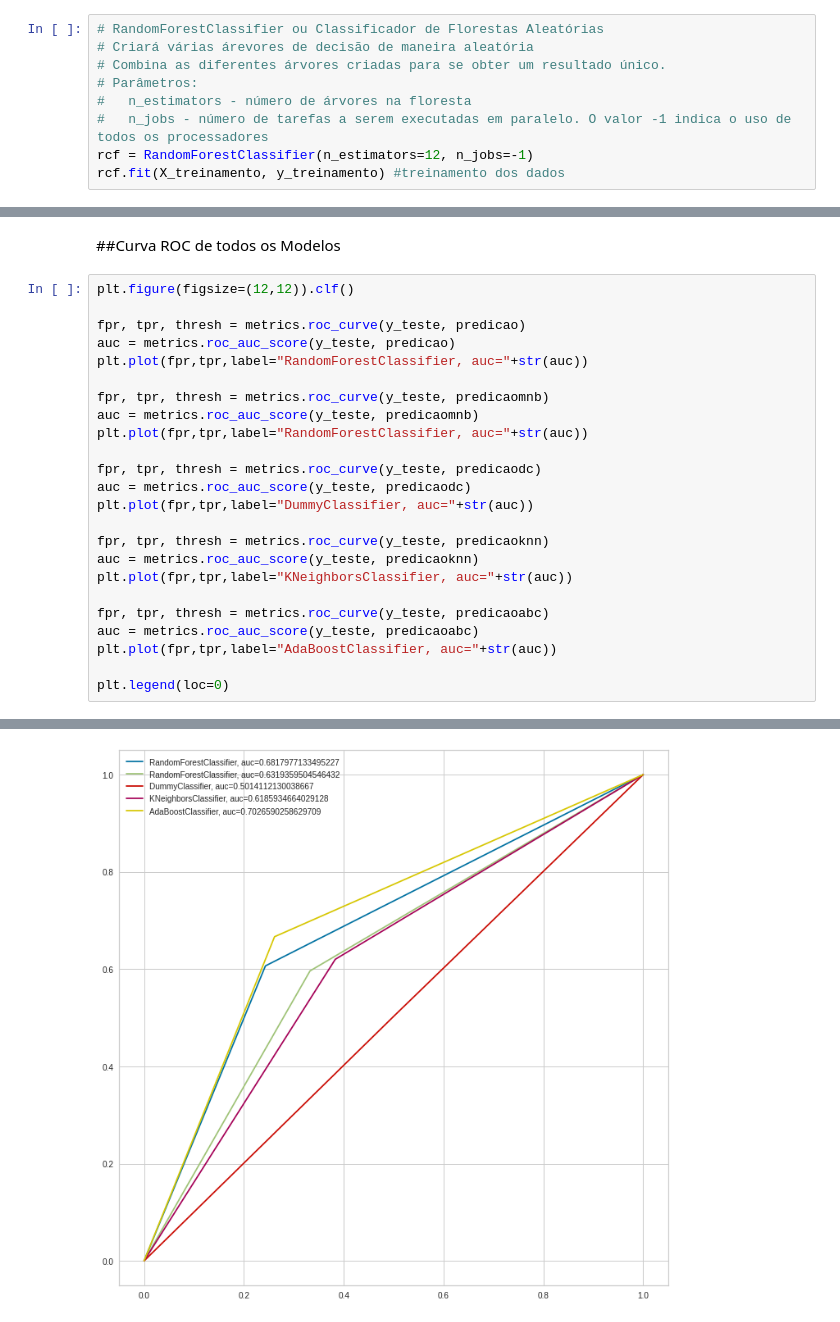
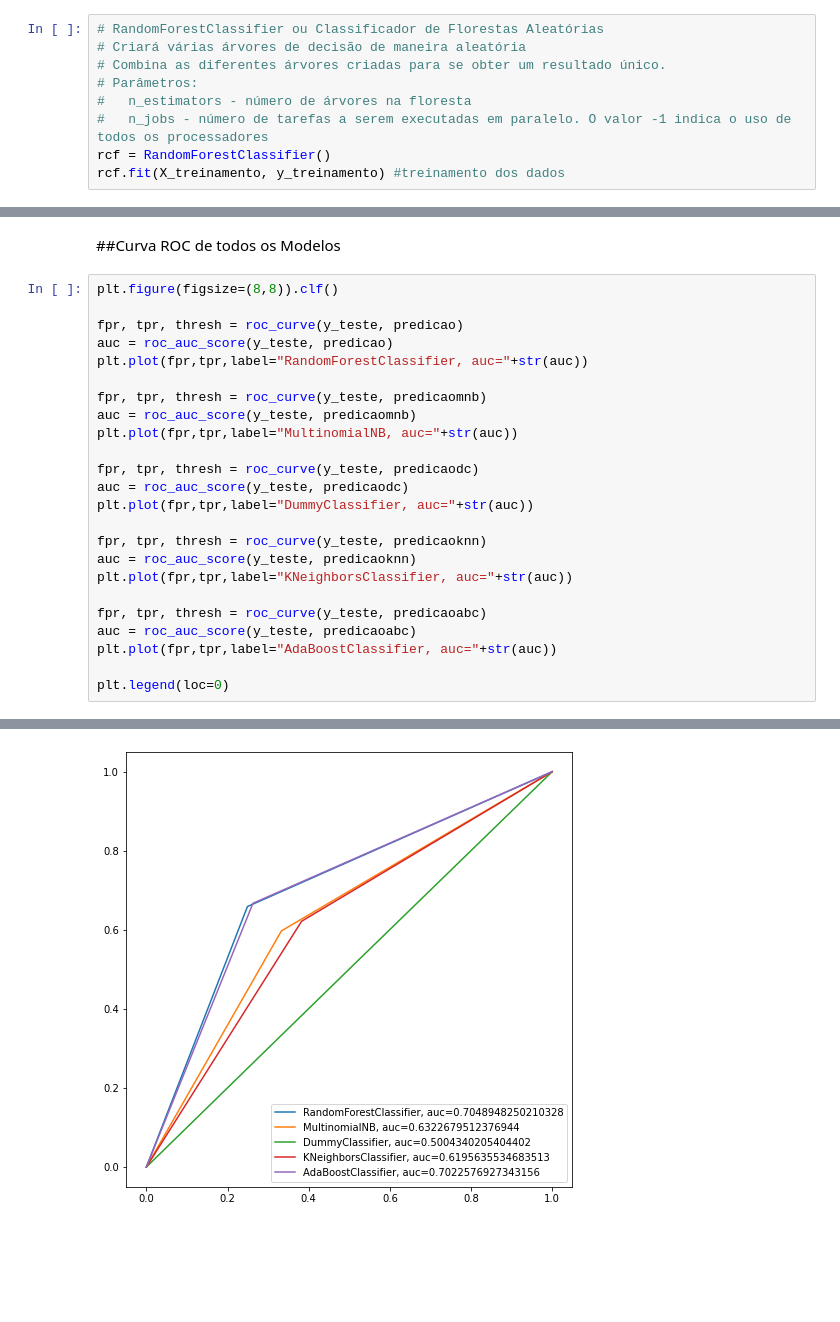
Before and after one commit to rodolfowenceslau/projetoenem, a Jupyter notebook: ModelagemETreinamento.ipynb, the cells around one changed output, grey strips where cells are left out. Saved outputs shown, nothing was run; the diff lists cells and outputs as text; blank space fills up the shorter version.

```diff
--- a/ModelagemETreinamento.ipynb
+++ b/ModelagemETreinamento.ipynb
@@ -221,11 +222,11 @@ print(y_teste.shape)
 ##RandomForestClassifier
 # %%
 # RandomForestClassifier ou Classificador de Florestas Aleatórias
-# Criará várias árevores de decisão de maneira aleatória
+# Criará várias árvores de decisão de maneira aleatória
 # Combina as diferentes árvores criadas para se obter um resultado único.
 # Parâmetros:
 #   n_estimators - número de árvores na floresta
 #   n_jobs - número de tarefas a serem executadas em paralelo. O valor -1 indica o uso de todos os processadores
-rcf = RandomForestClassifier(n_estimators=12, n_jobs=-1)
+rcf = RandomForestClassifier()
 rcf.fit(X_treinamento, y_treinamento) #treinamento dos dados
 # %% [output]
@@ -503,29 +492,29 @@ plt.ylabel('rótulo previsto');
 # %% [markdown]
 ##Curva ROC de todos os Modelos
 # %%
-plt.figure(figsize=(12,12)).clf()
+plt.figure(figsize=(8,8)).clf()
 
-fpr, tpr, thresh = metrics.roc_curve(y_teste, predicao)
-auc = metrics.roc_auc_score(y_teste, predicao)
+fpr, tpr, thresh = roc_curve(y_teste, predicao)
+auc = roc_auc_score(y_teste, predicao)
 plt.plot(fpr,tpr,label="RandomForestClassifier, auc="+str(auc))
 
-fpr, tpr, thresh = metrics.roc_curve(y_teste, predicaomnb)
-auc = metrics.roc_auc_score(y_teste, predicaomnb)
-plt.plot(fpr,tpr,label="RandomForestClassifier, auc="+str(auc))
+fpr, tpr, thresh = roc_curve(y_teste, predicaomnb)
+auc = roc_auc_score(y_teste, predicaomnb)
+plt.plot(fpr,tpr,label="MultinomialNB, auc="+str(auc))
 
-fpr, tpr, thresh = metrics.roc_curve(y_teste, predicaodc)
-auc = metrics.roc_auc_score(y_teste, predicaodc)
+fpr, tpr, thresh = roc_curve(y_teste, predicaodc)
+auc = roc_auc_score(y_teste, predicaodc)
 plt.plot(fpr,tpr,label="DummyClassifier, auc="+str(auc))
 
-fpr, tpr, thresh = metrics.roc_curve(y_teste, predicaoknn)
-auc = metrics.roc_auc_score(y_teste, predicaoknn)
+fpr, tpr, thresh = roc_curve(y_teste, predicaoknn)
+auc = roc_auc_score(y_teste, predicaoknn)
 plt.plot(fpr,tpr,label="KNeighborsClassifier, auc="+str(auc))
 
-fpr, tpr, thresh = metrics.roc_curve(y_teste, predicaoabc)
-auc = metrics.roc_auc_score(y_teste, predicaoabc)
+fpr, tpr, thresh = roc_curve(y_teste, predicaoabc)
+auc = roc_auc_score(y_teste, predicaoabc)
 plt.plot(fpr,tpr,label="AdaBoostClassifier, auc="+str(auc))
 
 plt.legend(loc=0)
 # %% [output]
 <matplotlib.legend.Legend at 0x...>
-[figure, old version]
+[figure, new version]
```
Also changed, not shown: parts of 26 cells of this notebook.
